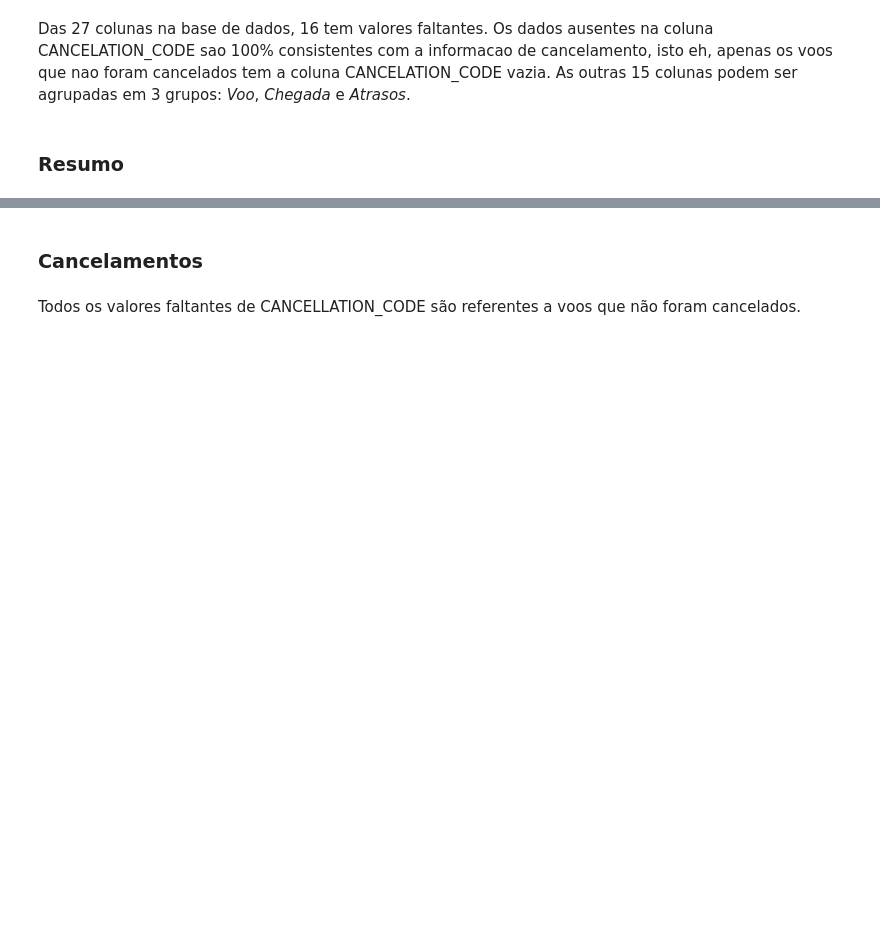
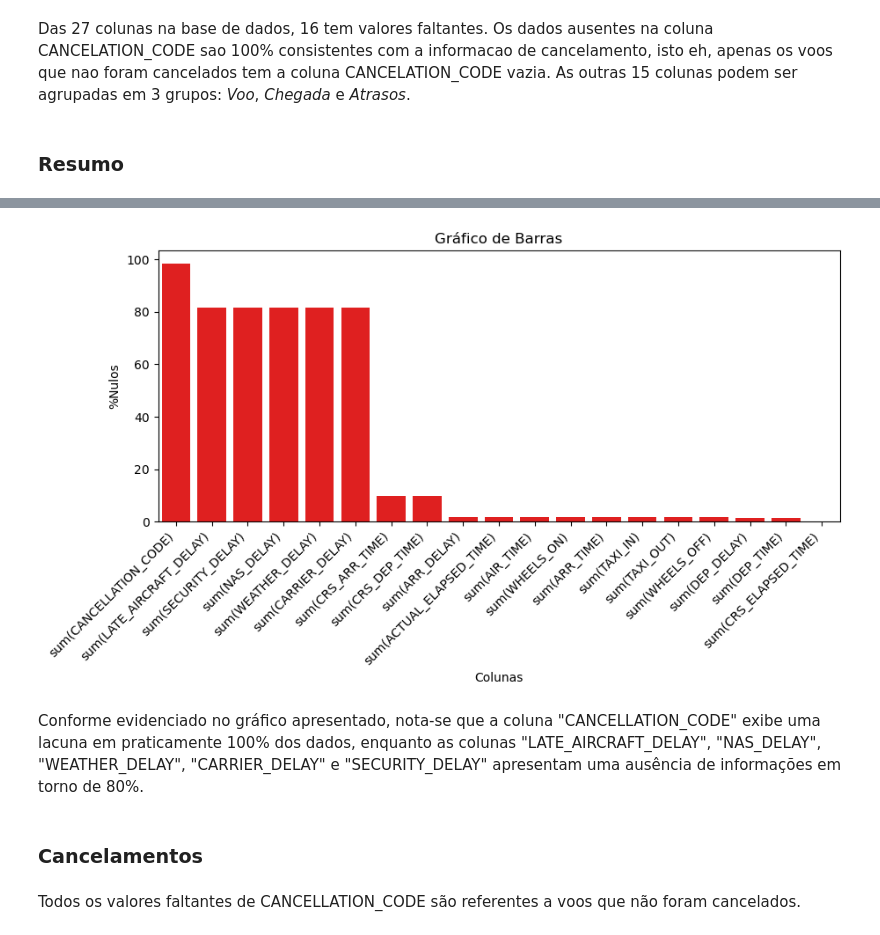
Before and after one commit to caio-a-garcia/BIG-DATA-Projeto-Final, a Jupyter notebook: Limpeza_de_dados.ipynb, the cells around one changed output, grey strips where cells are left out. Saved outputs shown, nothing was run; the diff lists cells and outputs as text; code cells hidden in the pictures; blank space fills up the shorter version.

```diff
--- a/Limpeza_de_dados.ipynb
+++ b/Limpeza_de_dados.ipynb
@@ -70,3 +134,3 @@ df.take(2)
 # %%
-OBSERVACOES = df.count()
-assert (OBSERVACOES == 6429338)
+OBSERVACOES = df_final.count()
+assert (OBSERVACOES == 61556964)
@@ -84,8 +156,15 @@ Das 27 colunas na base de dados, 16 tem valores faltantes. Os dados ausentes na
 # %% [markdown]
 ### Resumo
 # %%
-missing_counts = df.select([sf.col(column).isNull().cast("int").alias(column) for column in df.columns]) \
+missing_counts = df_final.select([sf.col(column).isNull().cast("int").alias(column) for column in df_final.columns]) \
                        .groupBy() \
                        .sum()
 # %%
-missing_counts.toPandas().transpose()
+# Criando dataframe de colunas com valores zerados
+missing_counts_df = missing_counts.toPandas().transpose()
+
+# Filtrando apenas colunas com valores nulos
+missing_counts_df = missing_counts_df[missing_counts_df[0]>0]
+
+# Renomeando a coluna
+missing_counts_df = missing_counts_df.rename(columns={0:"nulos"})
@@ -91,0 +178,9 @@ missing_counts.toPandas().transpose()
+# %%
+# Cálculando porcentagem de valores faltantes
+missing_counts_df["%nulos"] = (missing_counts_df["nulos"]/OBSERVACOES) * 100
+
+# Ordenando por % de nulos
+missing_counts_df = missing_counts_df.sort_values("%nulos", ascending=False)
+
+# Visualizando resultados
+missing_counts_df
@@ -92,3 +205,25 @@ missing_counts.toPandas().transpose()
+# %%
+# Visualizando missing em gráfico de barras
+# Ajustando o tamanho da figura
+plt.figure(figsize=(10, 4))
+
+# Plotando o gráfico de barras
+sns.barplot(x=missing_counts_df.index, y=missing_counts_df["%nulos"], color="red")
+
+# Adicionando inclinação aos valores do eixo x
+plt.xticks(rotation=45, ha='right')
+
+# Adicionando título e rótulos aos eixos
+plt.title('Gráfico de Barras')
+plt.xlabel("Colunas")
+plt.ylabel("%Nulos")
+
+# Exibindo o gráfico
+plt.show()
+# %% [output]
+[figure, added]
+# %% [markdown]
+Conforme evidenciado no gráfico apresentado, nota-se que a coluna "CANCELLATION_CODE" exibe uma lacuna em praticamente 100% dos dados, enquanto as colunas "LATE_AIRCRAFT_DELAY", "NAS_DELAY", "WEATHER_DELAY", "CARRIER_DELAY" e "SECURITY_DELAY" apresentam uma ausência de informações em torno de 80%.
 # %% [markdown]
 ### Cancelamentos
 # %%
```
Also changed, not shown: parts of 23 cells of this notebook, 2 other files.
